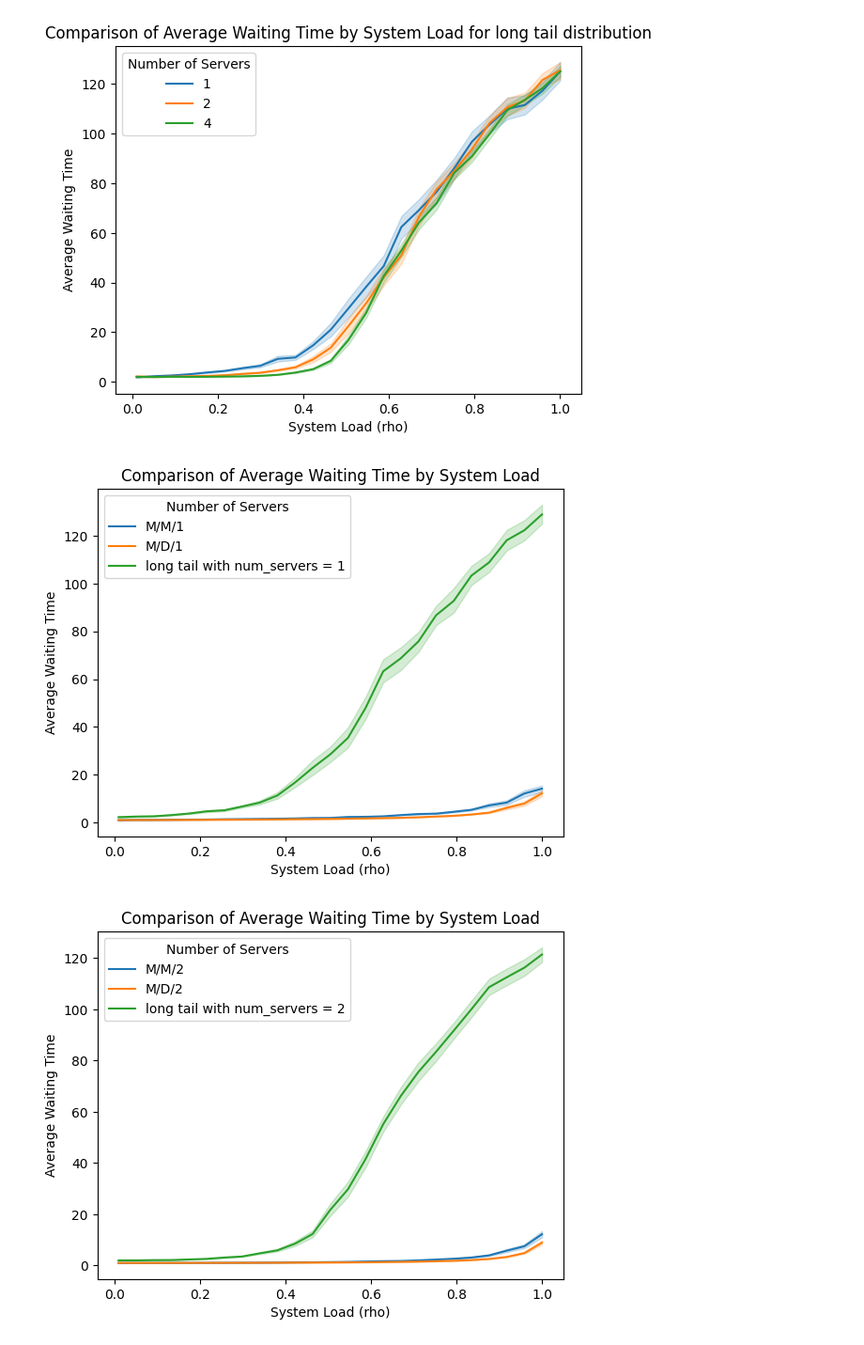
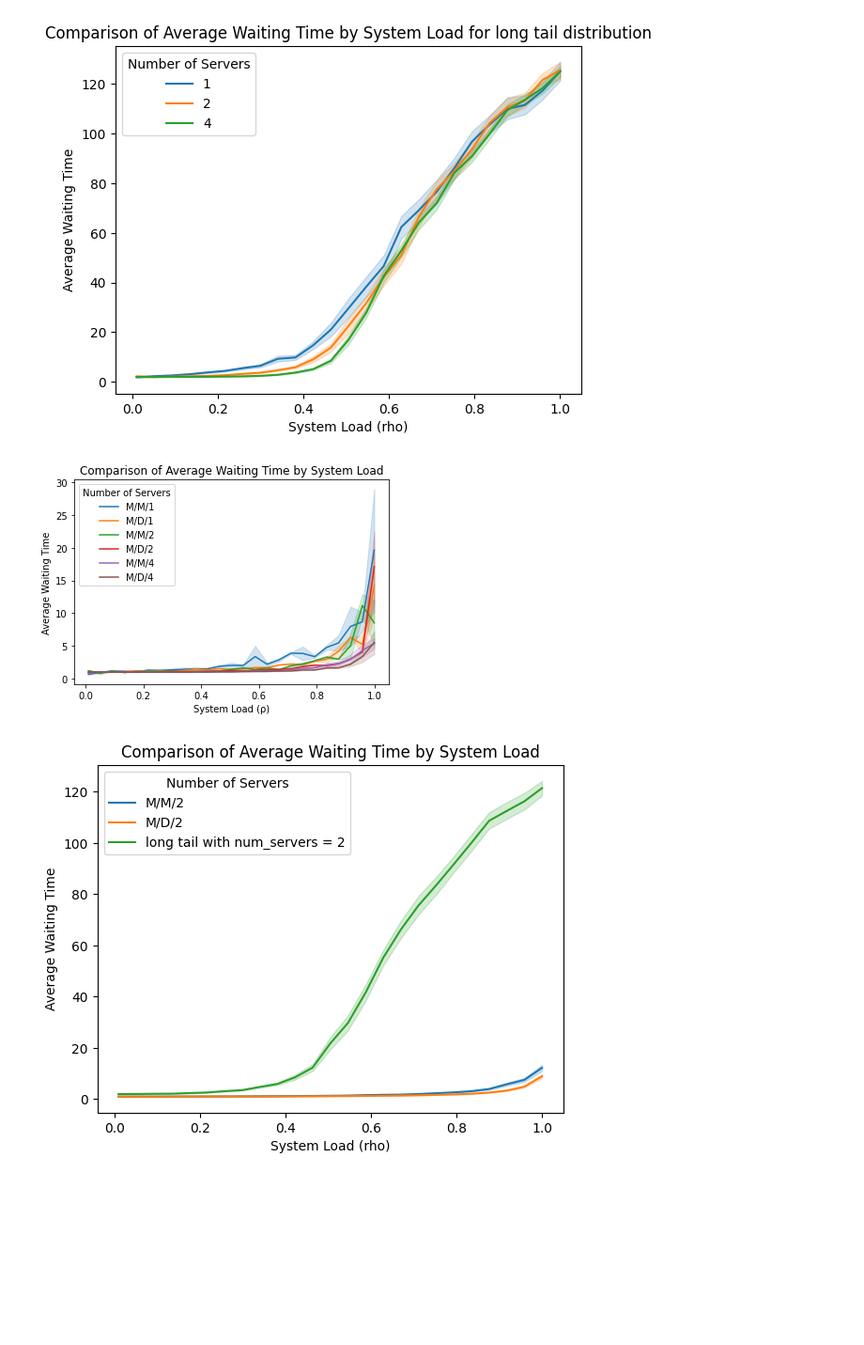
Before and after one commit to Ailuro-Luna/queueing, a Jupyter notebook: Jiawei Liao_14702398_Weikang Chen_14765632_Dan Dong_14989093_Assignment 2.ipynb, the cells around one changed output. Shown at 94% size. Cells and saved outputs as stored; diff of their text form; code cells hidden in the pictures; blank space fills up the shorter version.

```diff
--- a/Jiawei Liao_14702398_Weikang Chen_14765632_Dan Dong_14989093_Assignment 2.ipynb
+++ b/Jiawei Liao_14702398_Weikang Chen_14765632_Dan Dong_14989093_Assignment 2.ipynb
@@ -1061,35 +1061,39 @@ plot_data(plot_df, "Comparison of Average Waiting Time by System Load for long t
 # %%
 
 
 def run_simulations_tail(num_servers, rhos, MU, SIM_TIME, SIMULATIONS):
     return {rho: run_simulation_tail(num_servers, rho, MU, SIM_TIME, SIMULATIONS)[1] for rho in rhos}
 
 # 定义参数
 SIM_TIME = 500
-SIMULATIONS = 100
+SIMULATIONS = 200
 MU = 1
 rhos = np.linspace(0.01, 1, 25)
-server_configs = ["M/M/1", "M/D/1", "Long Tail with c = 1"]  # 图片标签
+server_configs = ["M/M/1", "M/D/1","M/M/2", "M/D/2","M/M/4", "M/D/4"]  # 图片标签
 
 simulation_results = []
 
 num_servers = 1
 simulation_results.append(run_simulations(num_servers, rhos, MU, SIM_TIME, SIMULATIONS))
 simulation_results.append(run_simulations_MDn(num_servers, rhos, MU, SIM_TIME, SIMULATIONS))
-simulation_results.append(run_simulations_tail(num_servers, rhos, MU, SIM_TIME, SIMULATIONS))
-
+num_servers = 2
+simulation_results.append(run_simulations(num_servers, rhos, MU, SIM_TIME, SIMULATIONS))
+simulation_results.append(run_simulations_MDn(num_servers, rhos, MU, SIM_TIME, SIMULATIONS))
+num_servers = 4
+simulation_results.append(run_simulations(num_servers, rhos, MU, SIM_TIME, SIMULATIONS))
+simulation_results.append(run_simulations_MDn(num_servers, rhos, MU, SIM_TIME, SIMULATIONS))
 
 
 # 运行模拟并收集结果
 # simulation_results = [run_simulations_tail(num_servers, rhos, MU, SIM_TIME, SIMULATIONS) for num_servers in server_configs]
 
 # 准备数据
 plot_df = prepare_plot_data(simulation_results, server_configs)
 
 # 绘制数据
 plot_data(plot_df)
 # %% [output]
-[figure, old version]
+[figure, new version]
 # %%
 
 
```
Also changed, not shown: parts of 1 cell of this notebook.
